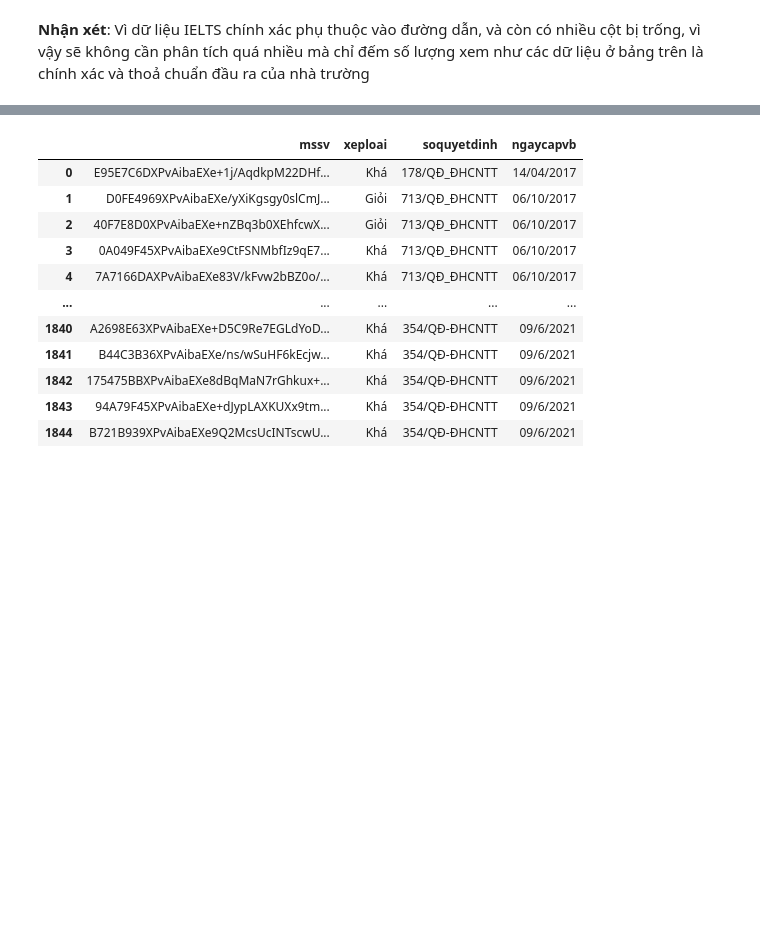
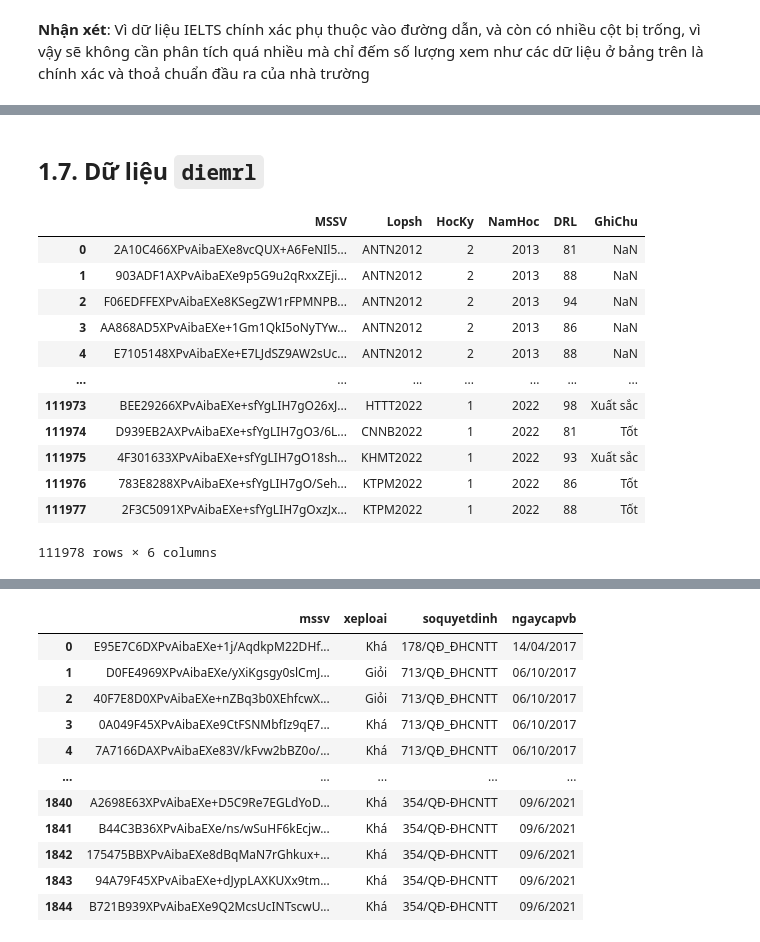
Before and after one commit to Long3309/Final-Project, a Jupyter notebook: BTTH1.ipynb, the cells around one changed output, grey strips where cells are left out. Cells and saved outputs as stored; diff of their text form; code cells hidden in the pictures; blank space fills up the shorter version.

```diff
--- a/BTTH1.ipynb
+++ b/BTTH1.ipynb
@@ -458,0 +547,2 @@ xem như các dữ liệu ở bảng trên là chính xác và thoả chuẩn đ
+# %% [markdown]
+## 1.7. Dữ liệu `diemrl`
@@ -458,0 +552,18 @@ xem như các dữ liệu ở bảng trên là chính xác và thoả chuẩn đ
+# %%
+new_columns = ['MSSV', 'Lopsh', 'HocKy', 'NamHoc', 'DRL', 'GhiChu']
+diemrl.columns = new_columns
+diemrl
+# %% [output]
+|  | MSSV | Lopsh | HocKy | NamHoc | DRL | GhiChu |
+| 0 | 2A10C466XPvAibaEXe8vcQUX+A6FeNIl5... | ANTN2012 | 2 | 2013 | 81 | NaN |
+| 1 | 903ADF1AXPvAibaEXe9p5G9u2qRxxZEji... | ANTN2012 | 2 | 2013 | 88 | NaN |
+| 2 | F06EDFFEXPvAibaEXe8KSegZW1rFPMNPB... | ANTN2012 | 2 | 2013 | 94 | NaN |
+| 3 | AA868AD5XPvAibaEXe+1Gm1QkI5oNyTYw... | ANTN2012 | 2 | 2013 | 86 | NaN |
+| 4 | E7105148XPvAibaEXe+E7LJdSZ9AW2sUc... | ANTN2012 | 2 | 2013 | 88 | NaN |
+| ... | ... | ... | ... | ... | ... | ... |
+| 111973 | BEE29266XPvAibaEXe+sfYgLIH7gO26xJ... | HTTT2022 | 1 | 2022 | 98 | Xuất sắc |
+| 111974 | D939EB2AXPvAibaEXe+sfYgLIH7gO3/6L... | CNNB2022 | 1 | 2022 | 81 | Tốt |
+| 111975 | 4F301633XPvAibaEXe+sfYgLIH7gO18sh... | KHMT2022 | 1 | 2022 | 93 | Xuất sắc |
+| 111976 | 783E8288XPvAibaEXe+sfYgLIH7gO/Seh... | KTPM2022 | 1 | 2022 | 86 | Tốt |
+| 111977 | 2F3C5091XPvAibaEXe+sfYgLIH7gOxzJx... | KTPM2022 | 1 | 2022 | 88 | Tốt |
+111978 rows × 6 columns
```
Also changed, not shown: parts of 25 cells of this notebook, 5 other files.
